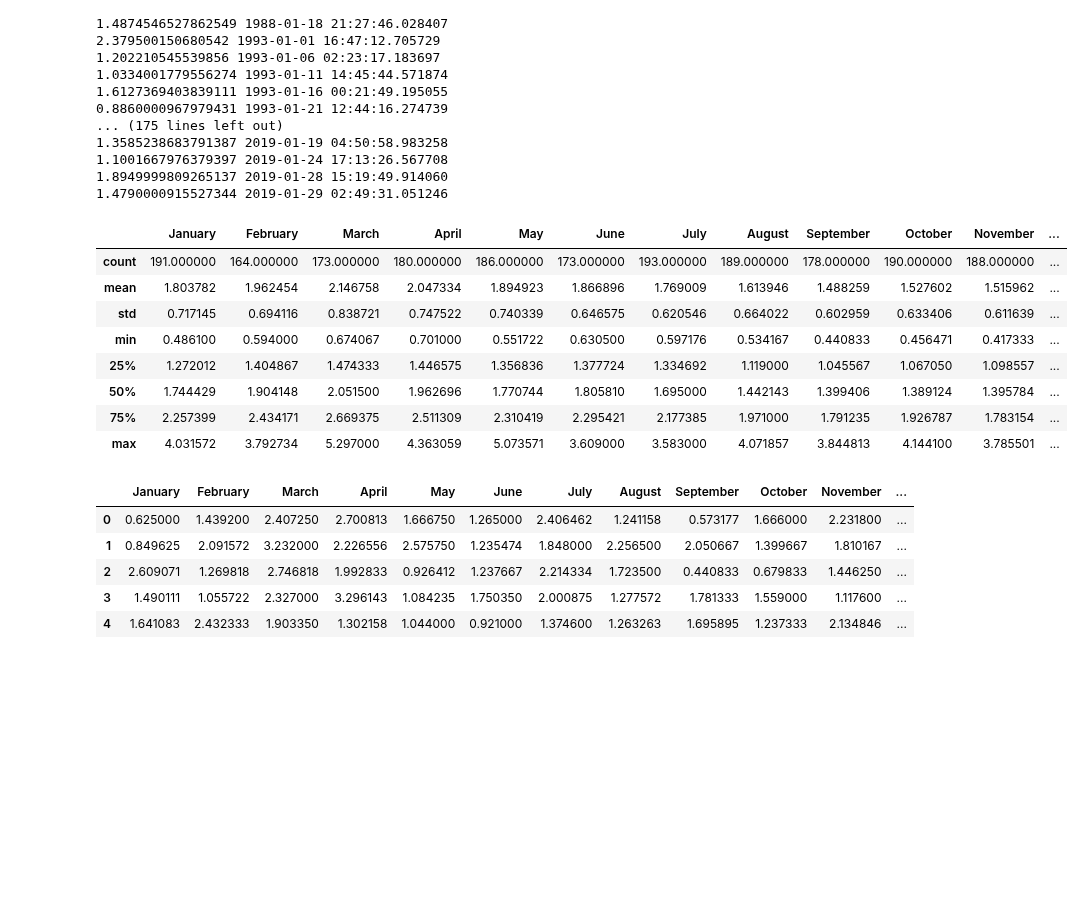
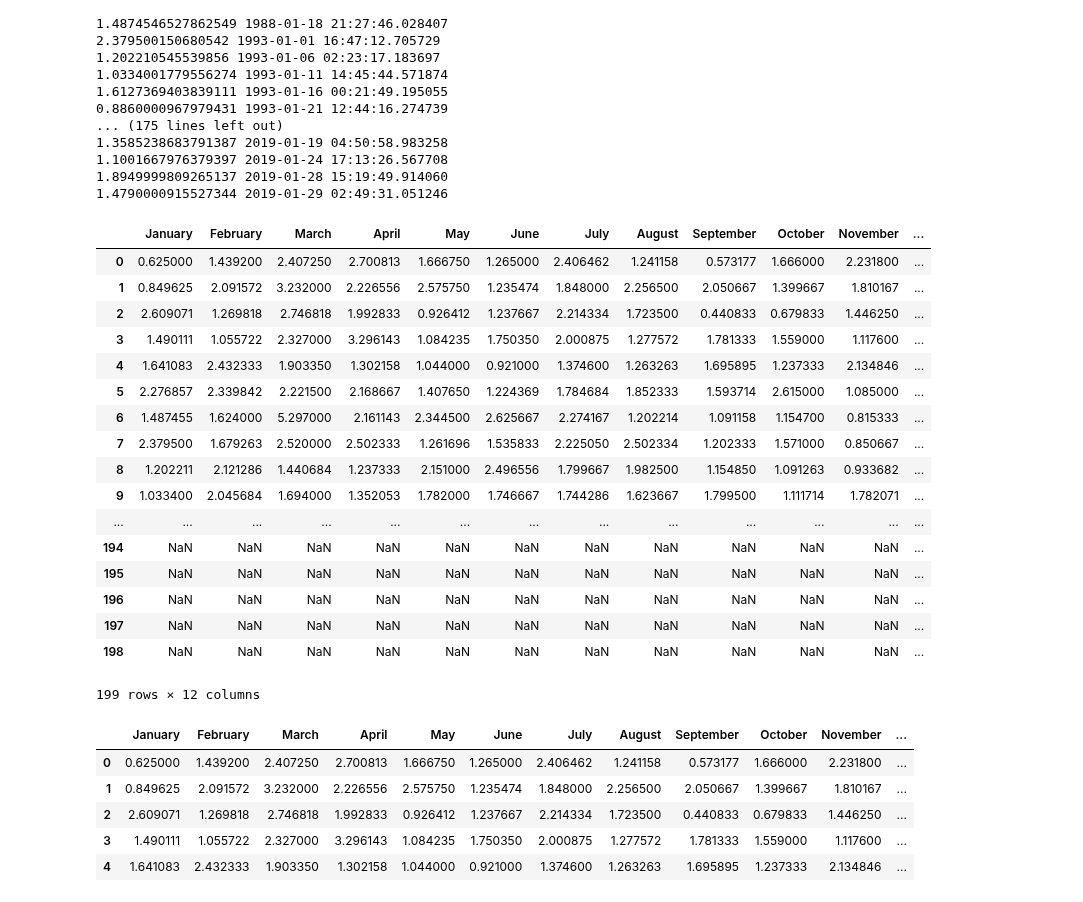
Before and after one commit to CourtneySmith32/Honours-Coursework, a Jupyter notebook: CBG_month.ipynb, the cells around one changed output. Cells and saved outputs as stored; diff of their text form; code cells hidden in the pictures; blank space fills up the shorter version.

```diff
--- a/CBG_month.ipynb
+++ b/CBG_month.ipynb
@@ -317,17 +317,26 @@ df12= pd.DataFrame(data={"December":decwh})
 df.to_csv("testjanmonth.csv", sep=',',index=False)
 # %%
 df_1 = pd.concat([df1, df2, df3, df4, df5, df6, df7, df8, df9, df10, df11, df12], axis=1)
-df_1.describe()
+df_1
 # %% [output]
 |  | January | February | March | April | May | June | July | August | September | October | November | ... |
-| count | 191.000000 | 164.000000 | 173.000000 | 180.000000 | 186.000000 | 173.000000 | 193.000000 | 189.000000 | 178.000000 | 190.000000 | 188.000000 | ... |
-| mean | 1.803782 | 1.962454 | 2.146758 | 2.047334 | 1.894923 | 1.866896 | 1.769009 | 1.613946 | 1.488259 | 1.527602 | 1.515962 | ... |
-| std | 0.717145 | 0.694116 | 0.838721 | 0.747522 | 0.740339 | 0.646575 | 0.620546 | 0.664022 | 0.602959 | 0.633406 | 0.611639 | ... |
-| min | 0.486100 | 0.594000 | 0.674067 | 0.701000 | 0.551722 | 0.630500 | 0.597176 | 0.534167 | 0.440833 | 0.456471 | 0.417333 | ... |
-| 25% | 1.272012 | 1.404867 | 1.474333 | 1.446575 | 1.356836 | 1.377724 | 1.334692 | 1.119000 | 1.045567 | 1.067050 | 1.098557 | ... |
-| 50% | 1.744429 | 1.904148 | 2.051500 | 1.962696 | 1.770744 | 1.805810 | 1.695000 | 1.442143 | 1.399406 | 1.389124 | 1.395784 | ... |
-| 75% | 2.257399 | 2.434171 | 2.669375 | 2.511309 | 2.310419 | 2.295421 | 2.177385 | 1.971000 | 1.791235 | 1.926787 | 1.783154 | ... |
-| max | 4.031572 | 3.792734 | 5.297000 | 4.363059 | 5.073571 | 3.609000 | 3.583000 | 4.071857 | 3.844813 | 4.144100 | 3.785501 | ... |
+| 0 | 0.625000 | 1.439200 | 2.407250 | 2.700813 | 1.666750 | 1.265000 | 2.406462 | 1.241158 | 0.573177 | 1.666000 | 2.231800 | ... |
+| 1 | 0.849625 | 2.091572 | 3.232000 | 2.226556 | 2.575750 | 1.235474 | 1.848000 | 2.256500 | 2.050667 | 1.399667 | 1.810167 | ... |
+| 2 | 2.609071 | 1.269818 | 2.746818 | 1.992833 | 0.926412 | 1.237667 | 2.214334 | 1.723500 | 0.440833 | 0.679833 | 1.446250 | ... |
+| 3 | 1.490111 | 1.055722 | 2.327000 | 3.296143 | 1.084235 | 1.750350 | 2.000875 | 1.277572 | 1.781333 | 1.559000 | 1.117600 | ... |
+| 4 | 1.641083 | 2.432333 | 1.903350 | 1.302158 | 1.044000 | 0.921000 | 1.374600 | 1.263263 | 1.695895 | 1.237333 | 2.134846 | ... |
+| 5 | 2.276857 | 2.339842 | 2.221500 | 2.168667 | 1.407650 | 1.224369 | 1.784684 | 1.852333 | 1.593714 | 2.615000 | 1.085000 | ... |
+| 6 | 1.487455 | 1.624000 | 5.297000 | 2.161143 | 2.344500 | 2.625667 | 2.274167 | 1.202214 | 1.091158 | 1.154700 | 0.815333 | ... |
+| 7 | 2.379500 | 1.679263 | 2.520000 | 2.502333 | 1.261696 | 1.535833 | 2.225050 | 2.502334 | 1.202333 | 1.571000 | 0.850667 | ... |
+| 8 | 1.202211 | 2.121286 | 1.440684 | 1.237333 | 2.151000 | 2.496556 | 1.799667 | 1.982500 | 1.154850 | 1.091263 | 0.933682 | ... |
+| 9 | 1.033400 | 2.045684 | 1.694000 | 1.352053 | 1.782000 | 1.746667 | 1.744286 | 1.623667 | 1.799500 | 1.111714 | 1.782071 | ... |
+| ... | ... | ... | ... | ... | ... | ... | ... | ... | ... | ... | ... | ... |
+| 194 | NaN | NaN | NaN | NaN | NaN | NaN | NaN | NaN | NaN | NaN | NaN | ... |
+| 195 | NaN | NaN | NaN | NaN | NaN | NaN | NaN | NaN | NaN | NaN | NaN | ... |
+| 196 | NaN | NaN | NaN | NaN | NaN | NaN | NaN | NaN | NaN | NaN | NaN | ... |
+| 197 | NaN | NaN | NaN | NaN | NaN | NaN | NaN | NaN | NaN | NaN | NaN | ... |
+| 198 | NaN | NaN | NaN | NaN | NaN | NaN | NaN | NaN | NaN | NaN | NaN | ... |
+199 rows × 12 columns
 # %%
 df_1.head()
 # %% [output]
```
Also changed, not shown: 3 other files.
